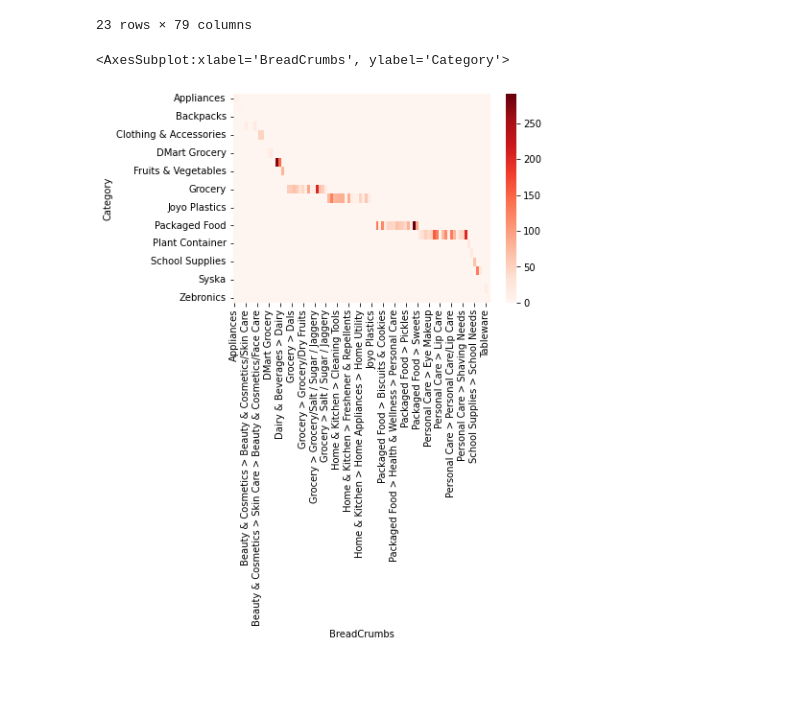
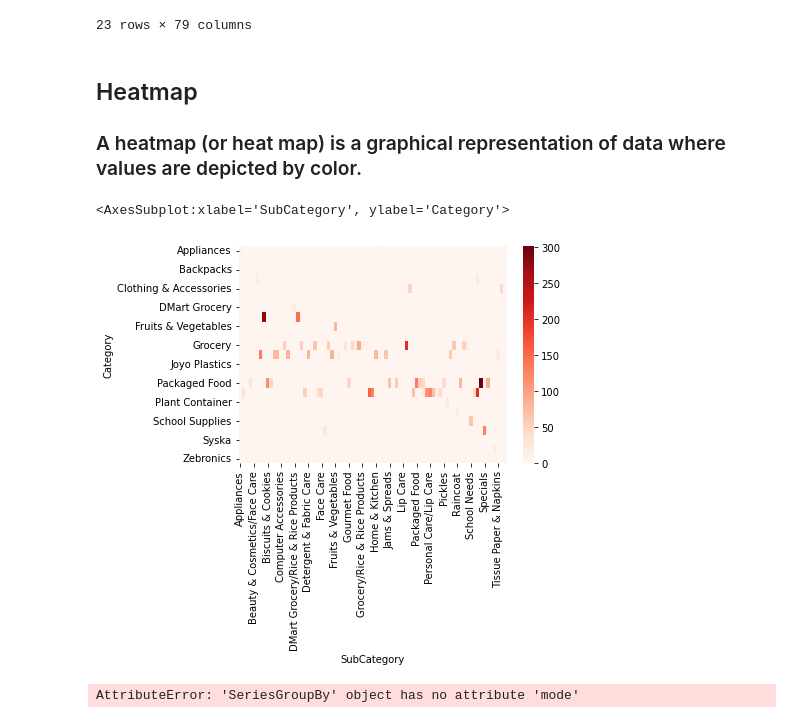
Before and after one commit to bharath3848/Dmart-dataset, a Jupyter notebook: EDA_Project.ipynb, the cells around one changed output. Drawn from its saved outputs; the diff is of its cells as text; code cells hidden in the pictures; blank space fills up the shorter version.

```diff
--- a/EDA_Project.ipynb
+++ b/EDA_Project.ipynb
@@ -399,8 +434,18 @@ pd.crosstab(df_no_1['Category'], df_no_1['SubCategory'])
 | Tableware | 0 | 0 | 0 | 0 | 0 | 0 | ... |
 | Zebronics | 0 | 0 | 0 | 0 | 0 | 0 | ... |
 23 rows × 79 columns
+# %% [markdown]
+## Heatmap
+
+
+### A heatmap (or heat map) is a graphical representation of data where values are depicted by color.
 # %%
-sns.heatmap(pd.crosstab(df_no_1['Category'], df_no_1['BreadCrumbs']),cmap='Reds')
+sns.heatmap(pd.crosstab(df_no_1['Category'], df_no_1['SubCategory']),cmap='Reds')
 # %% [output]
-<AxesSubplot:xlabel='BreadCrumbs', ylabel='Category'>
+<AxesSubplot:xlabel='SubCategory', ylabel='Category'>
-[figure, old version]
+[figure, new version]
+# %%
+df_no_1.groupby(['Category'])['SubCategory'].mode().plot.bar()
+plt.show()
+# %% [output]
+AttributeError: 'SeriesGroupBy' object has no attribute 'mode'
```
Also changed, not shown: parts of 11 cells of this notebook.
